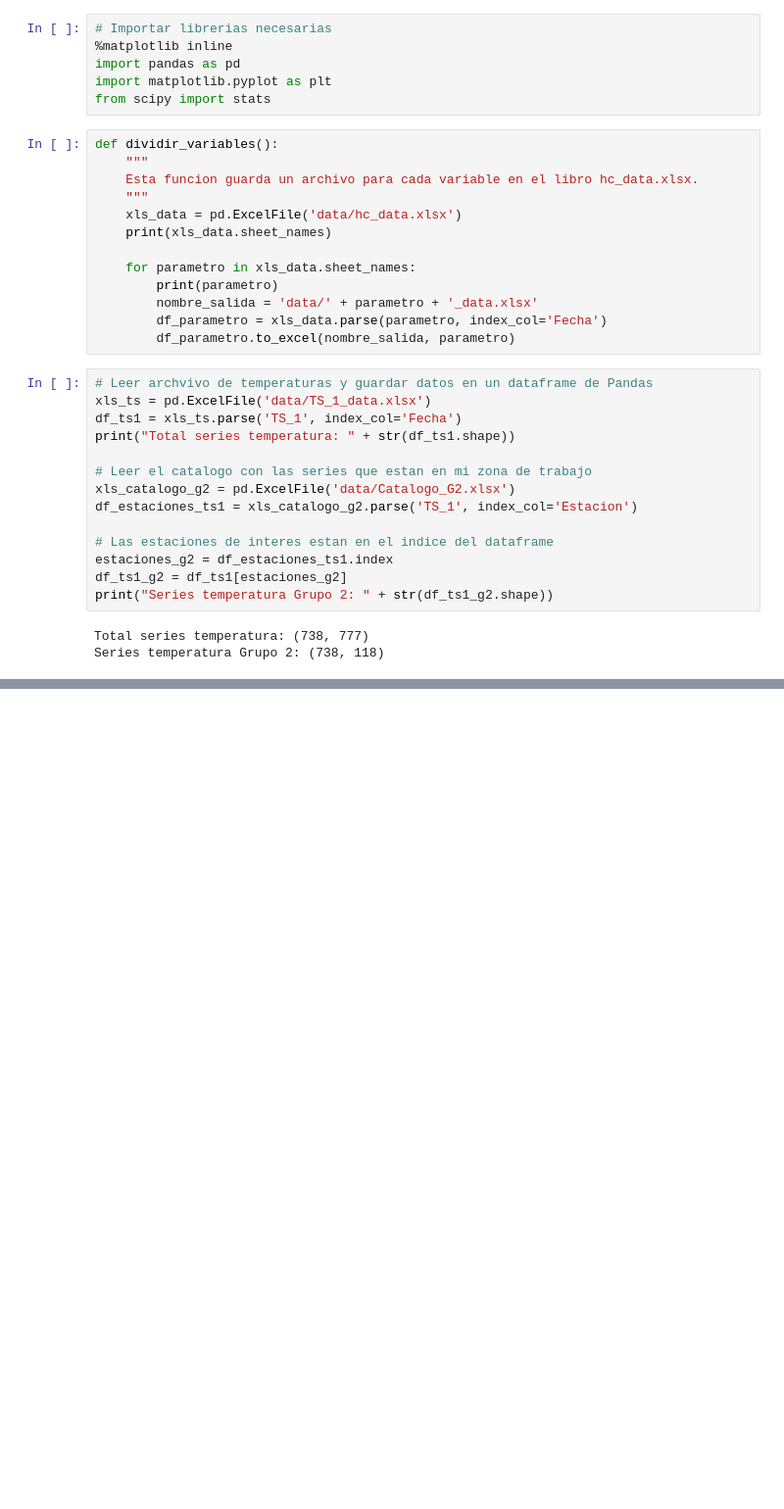
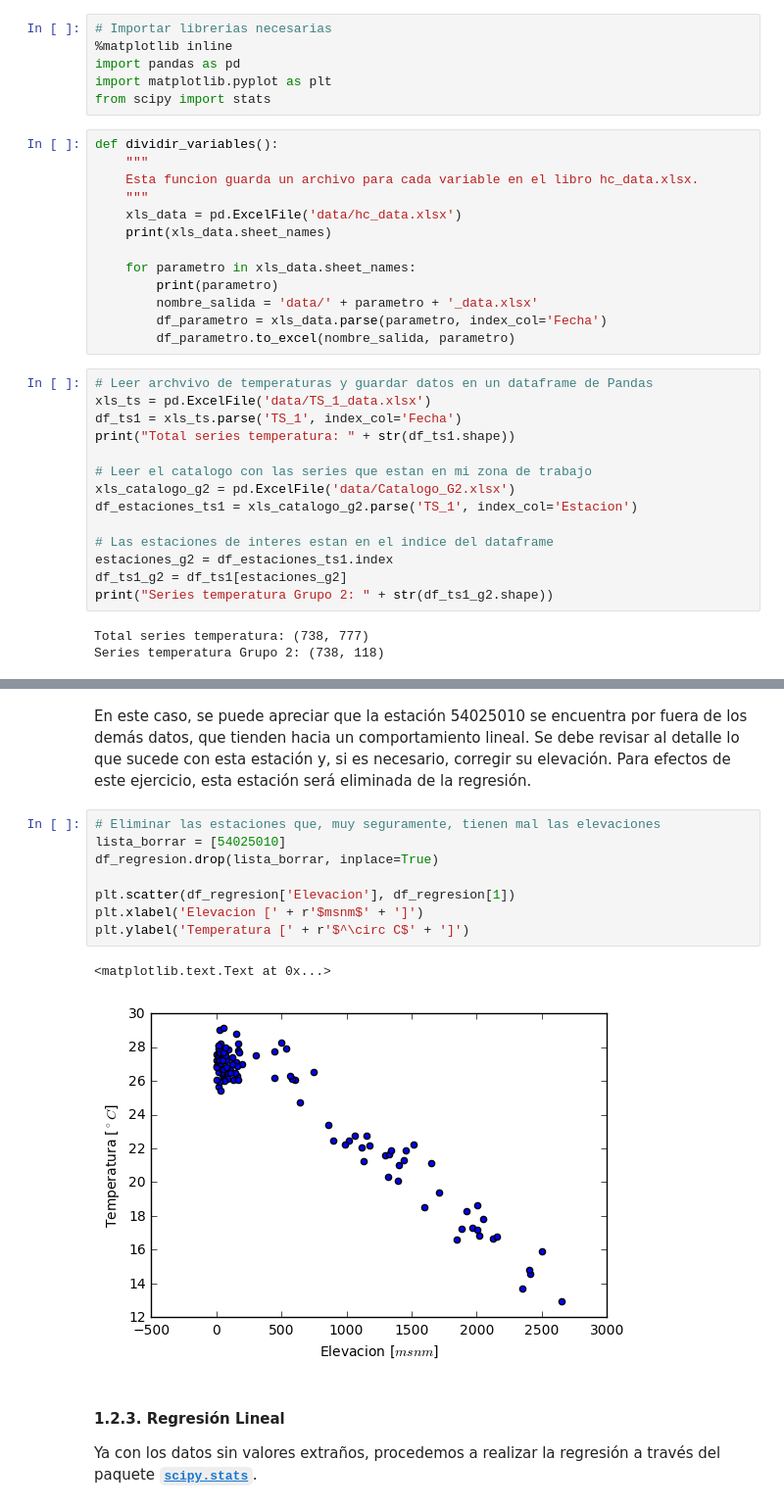
Before and after one commit to anvelascos/hydroclimatology, a Jupyter notebook: Espacializacion_Variables.ipynb, the cells around one changed output, grey strips where cells are left out. Shown at 98% size. Saved outputs shown, nothing was run; the diff lists cells and outputs as text; blank space fills up the shorter version.

```diff
--- a/Espacializacion_Variables.ipynb
+++ b/Espacializacion_Variables.ipynb
@@ -138,0 +146,17 @@ R2 = 0.911248257925
+# %% [markdown]
+En este caso, se puede apreciar que la estación 54025010 se encuentra por fuera de los demás datos, que tienden hacia un comportamiento lineal. Se debe revisar al detalle lo que sucede con esta estación y, si es necesario, corregir su elevación. Para efectos de este ejercicio, esta estación será eliminada de la regresión.
+# %%
+# Eliminar las estaciones que, muy seguramente, tienen mal las elevaciones
+lista_borrar = [54025010]
+df_regresion.drop(lista_borrar, inplace=True)
+
+plt.scatter(df_regresion['Elevacion'], df_regresion[1])
+plt.xlabel('Elevacion [' + r'$msnm$' + ']')
+plt.ylabel('Temperatura [' + r'$^\circ C$' + ']')
+# %% [output]
+<matplotlib.text.Text at 0x...>
+[figure, added]
+# %% [markdown]
+#### 1.2.3. Regresión Lineal
+
+Ya con los datos sin valores extraños, procedemos a realizar la regresión a través del paquete [**``scipy.stats``**](http://docs.scipy.org/doc/scipy/reference/tutorial/stats/continuous.html).
```
Also changed, not shown: parts of 5 cells of this notebook, 1 other file.
